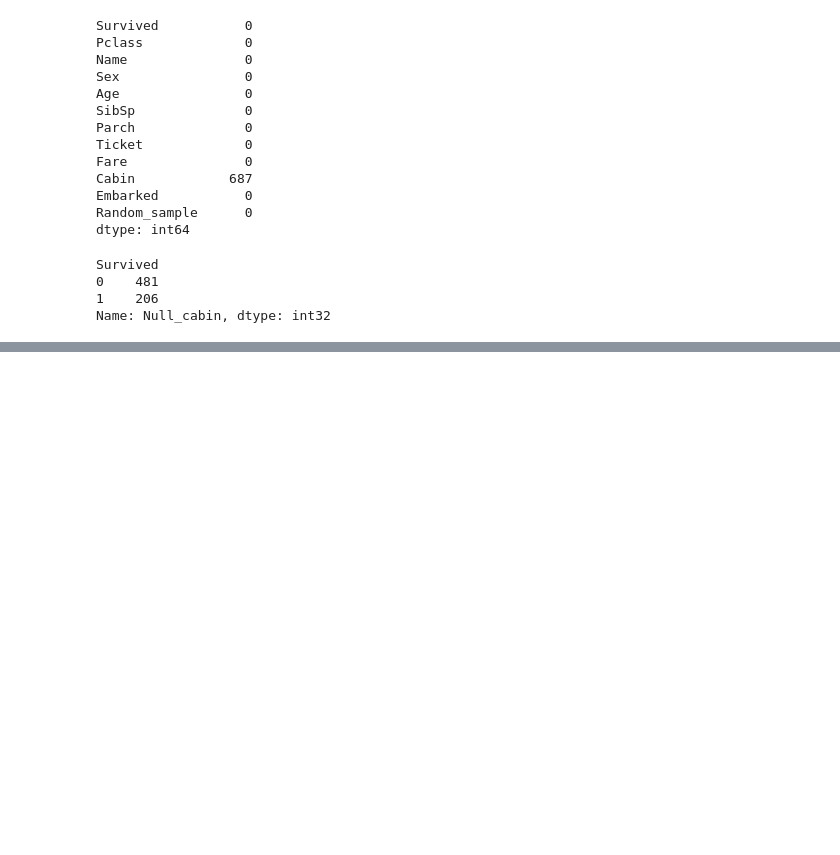
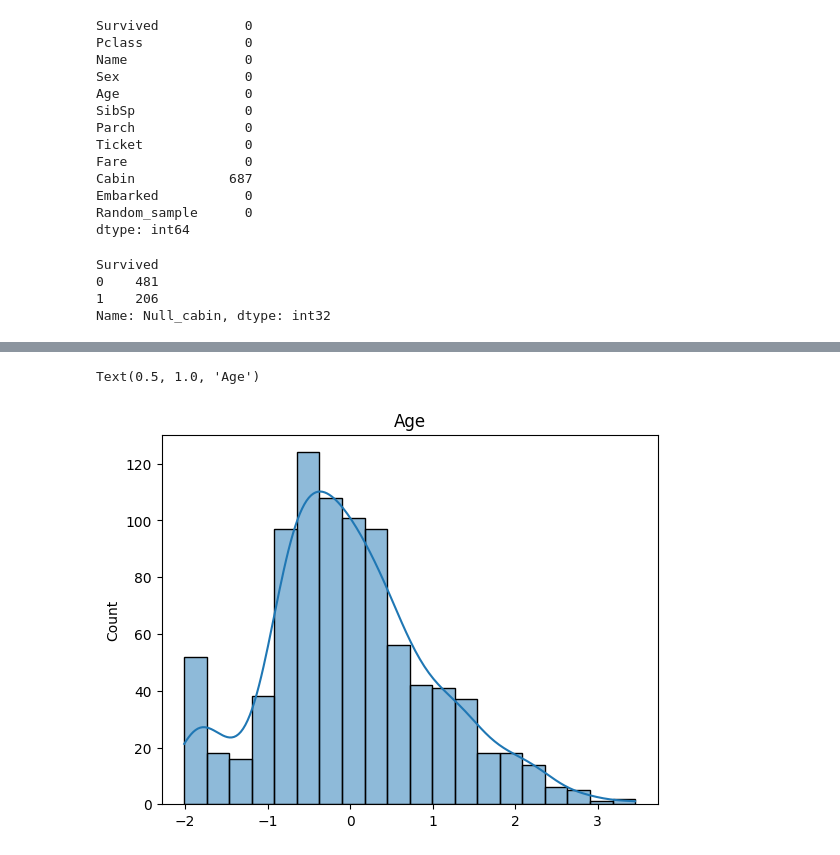
Before and after one commit to singh-manavv/Titanic-Dataset, a Jupyter notebook: titanic.ipynb, the cells around one changed output, grey strips where cells are left out. Drawn from its saved outputs; the diff is of its cells as text; code cells hidden in the pictures; blank space fills up the shorter version.

```diff
--- a/titanic.ipynb
+++ b/titanic.ipynb
@@ -237,0 +305,6 @@ Name: Cabin, Length: 891, dtype: object
+# %%
+sns.histplot(scaled_df[:,2],bins=20,kde=True)
+plt.title('Age')
+# %% [output]
+Text(0.5, 1.0, 'Age')
+[figure, added]
```
Also changed, not shown: parts of 27 cells of this notebook.
